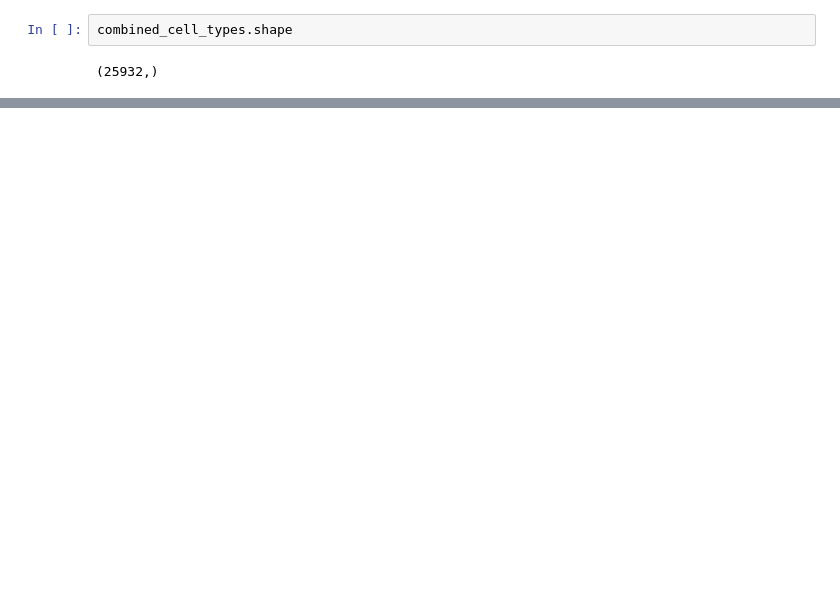
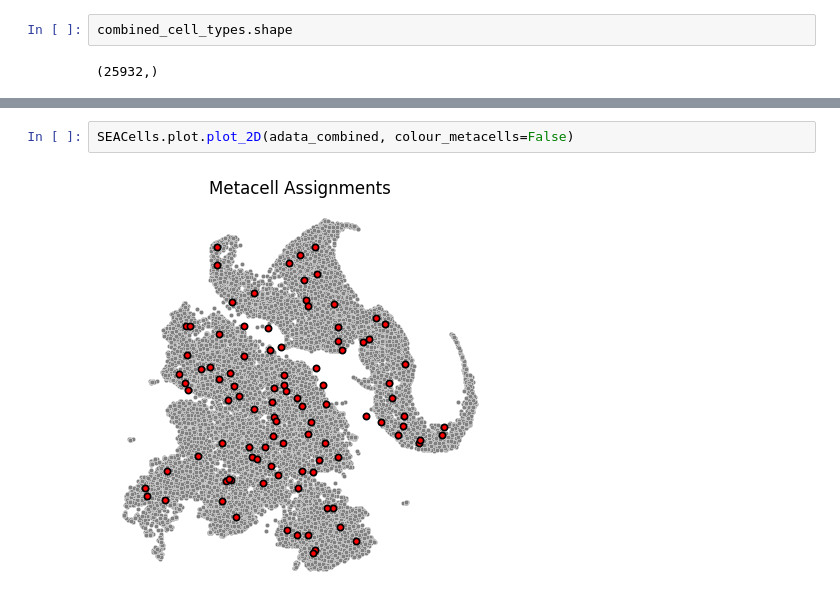
Before and after one commit to anushka-220/Undergraduate-Project, a Jupyter notebook: Envi and Covet separately/seacells_covet_sqrt.ipynb, the cells around one changed output, grey strips where cells are left out. Drawn from its saved outputs; the diff is of its cells as text; blank space fills up the shorter version.

```diff
--- a/Envi and Covet separately/seacells_covet_sqrt.ipynb
+++ b/Envi and Covet separately/seacells_covet_sqrt.ipynb
@@ -122,0 +183,4 @@ sc.pl.scatter(adata_combined, basis='umap', color=['leiden', 'cell_type'], frame
+# %%
+SEACells.plot.plot_2D(adata_combined, colour_metacells=False)
+# %% [output]
+[figure, added]
```
Also changed, not shown: parts of 26 cells of this notebook, 3 other files.
